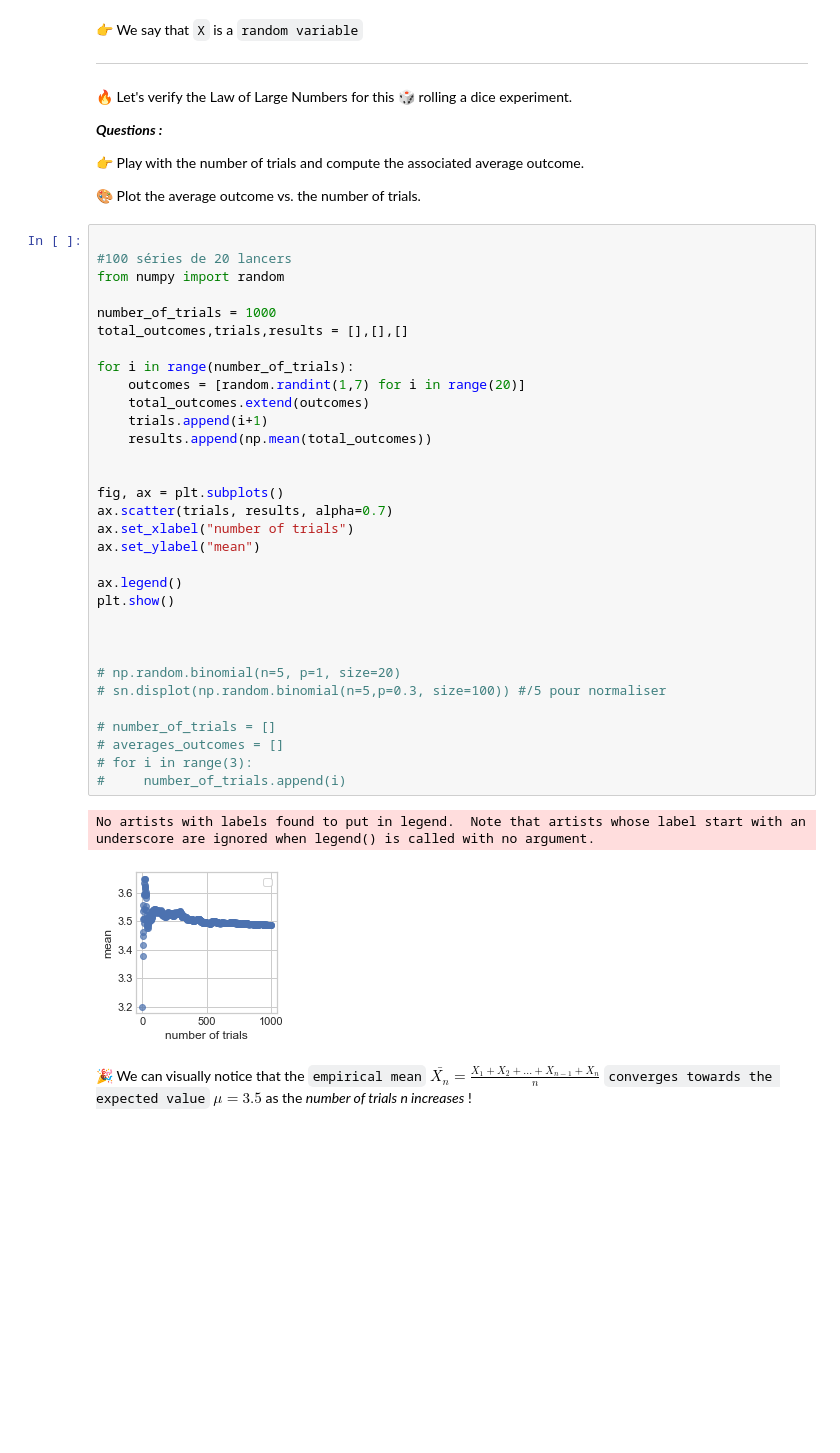
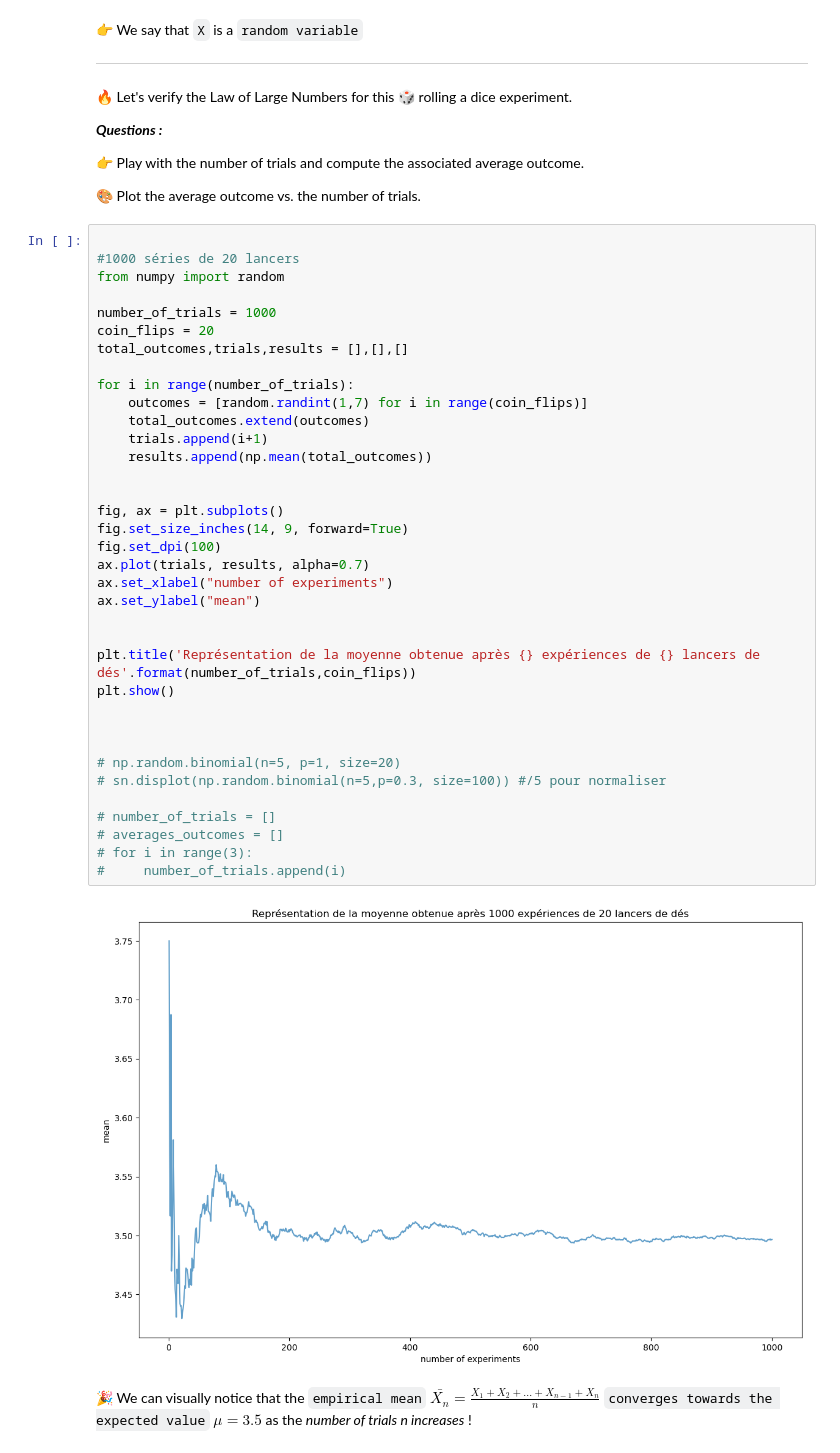
Before and after one commit to rpdev63/brief5, a Jupyter notebook: law_of_large_numbers.ipynb, the cells around one changed output. Drawn from its saved outputs; the diff is of its cells as text; folded sections open; blank space fills up the shorter version.

```diff
--- a/law_of_large_numbers.ipynb
+++ b/law_of_large_numbers.ipynb
@@ -83,39 +83,42 @@ where `X` denotes the `random outcome` of `rolling a dice`.
 🎨 Plot the average outcome vs. the number of trials.
 # %%
 
-#100 séries de 20 lancers
+#1000 séries de 20 lancers
 from numpy import random
 
 number_of_trials = 1000
+coin_flips = 20
 total_outcomes,trials,results = [],[],[]
 
 for i in range(number_of_trials):
-    outcomes = [random.randint(1,7) for i in range(20)]
+    outcomes = [random.randint(1,7) for i in range(coin_flips)]
     total_outcomes.extend(outcomes)
     trials.append(i+1)
     results.append(np.mean(total_outcomes))
 
 
 fig, ax = plt.subplots()
-ax.scatter(trials, results, alpha=0.7)
-ax.set_xlabel("number of trials")
+fig.set_size_inches(14, 9, forward=True)
+fig.set_dpi(100)
+ax.plot(trials, results, alpha=0.7)
+ax.set_xlabel("number of experiments")
 ax.set_ylabel("mean")
 
-ax.legend()
+
+plt.title('Représentation de la moyenne obtenue après {} expériences de {} lancers de dés'.format(number_of_trials,coin_flips))
 plt.show()
 
 
 
 # np.random.binomial(n=5, p=1, size=20)
 # sn.displot(np.random.binomial(n=5,p=0.3, size=100)) #/5 pour normaliser
 
 # number_of_trials = []
 # averages_outcomes = []
 # for i in range(3):
 #     number_of_trials.append(i)
 # %% [output]
-No artists with labels found to put in legend.  Note that artists whose label start with an underscore are ignored when legend() is called with no argument.
-[figure, old version]
+[figure, new version]
 # %% [markdown]
 🎉 We can visually notice that the `empirical mean` $ \bar{X_n} = \frac{X_1 + X_2 + ... + X_{n-1} + X_n}{n}$ `converges towards the expected value` $ \mu = 3.5 $ as the *number of trials n increases* !
 # %% [markdown]
```
Also changed, not shown: parts of 7 cells of this notebook, 1 other file.
